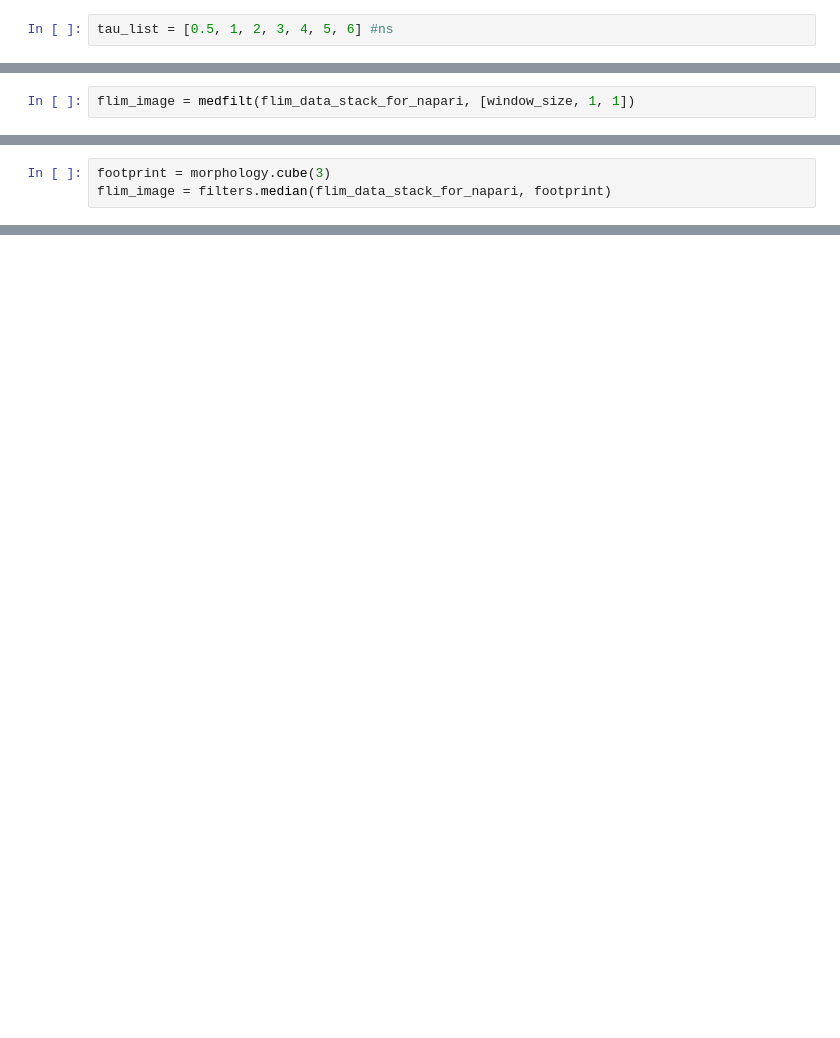
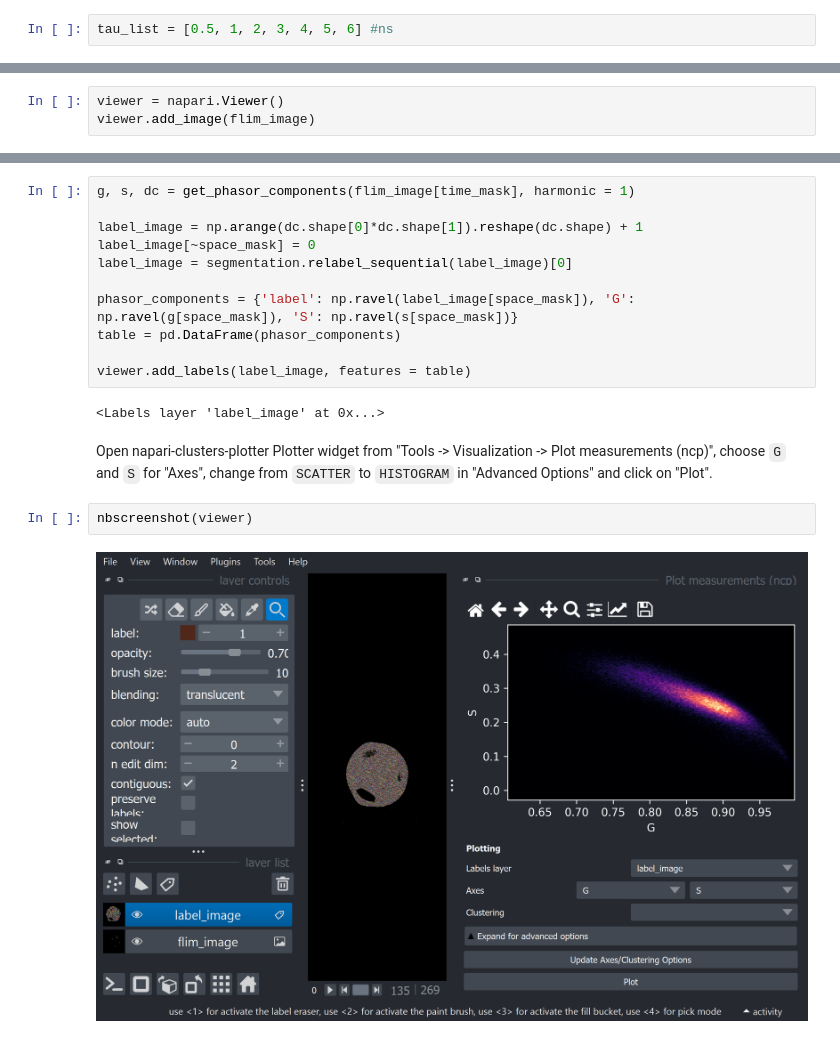
Before and after one commit to zoccoler/FLIM_analysis, a Jupyter notebook: notebooks/Phasor_plot.ipynb, the cells around one changed output, grey strips where cells are left out. Saved outputs shown, nothing was run; the diff lists cells and outputs as text; blank space fills up the shorter version.

```diff
--- a/notebooks/Phasor_plot.ipynb
+++ b/notebooks/Phasor_plot.ipynb
@@ -178,2 +153,0 @@ from scipy.signal import medfilt
-# %%
-flim_image = medfilt(flim_data_stack_for_napari, [window_size, 1, 1])
@@ -205,3 +153,0 @@ for i in range(number_of_harmonics):
-# %%
-footprint = morphology.cube(3)
-flim_image = filters.median(flim_data_stack_for_napari, footprint)
@@ -230,0 +156,3 @@ for i in range(number_of_harmonics):
+# %%
+viewer = napari.Viewer()
+viewer.add_image(flim_image)
@@ -230,0 +162,19 @@ for i in range(number_of_harmonics):
+# %%
+g, s, dc = get_phasor_components(flim_image[time_mask], harmonic = 1)
+
+label_image = np.arange(dc.shape[0]*dc.shape[1]).reshape(dc.shape) + 1
+label_image[~space_mask] = 0
+label_image = segmentation.relabel_sequential(label_image)[0]
+
+phasor_components = {'label': np.ravel(label_image[space_mask]), 'G': np.ravel(g[space_mask]), 'S': np.ravel(s[space_mask])}
+table = pd.DataFrame(phasor_components)
+
+viewer.add_labels(label_image, features = table)
+# %% [output]
+<Labels layer 'label_image' at 0x...>
+# %% [markdown]
+Open napari-clusters-plotter Plotter widget from "Tools -> Visualization -> Plot measurements (ncp)", choose `G` and `S` for "Axes", change from `SCATTER` to `HISTOGRAM` in "Advanced Options" and click on "Plot".
+# %%
+nbscreenshot(viewer)
+# %% [output]
+[figure, added]
```
Also changed, not shown: parts of 39 cells of this notebook.
